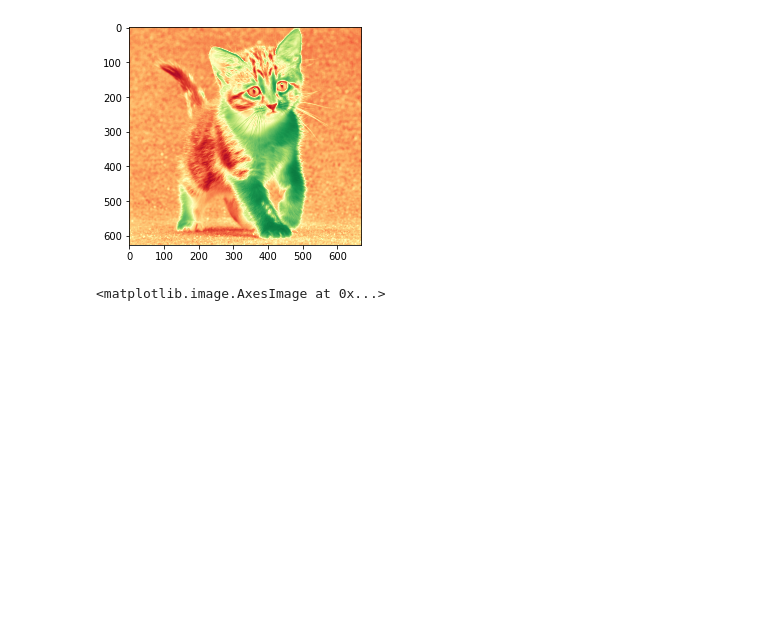
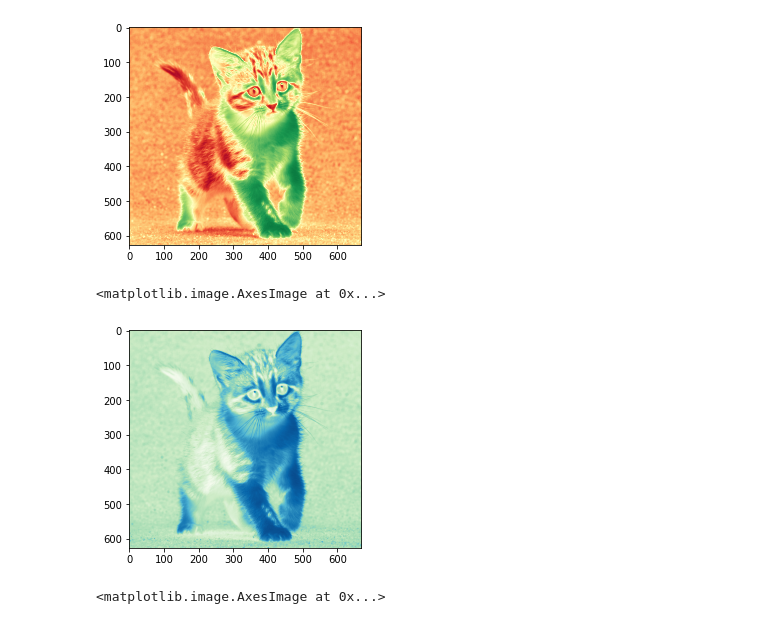
Before and after one commit to RifkieNurdianAdiNugroho/PCVK_Genap_2022, a Jupyter notebook: Week2.ipynb, the cells around one changed output. Saved outputs shown, nothing was run; the diff lists cells and outputs as text; code cells hidden in the pictures; blank space fills up the shorter version.

```diff
--- a/Week2.ipynb
+++ b/Week2.ipynb
@@ -144,6 +144,11 @@ plt.imshow(img_gray, cmap='RdYlGn')
 # %% [output]
 <matplotlib.image.AxesImage at 0x...>
 [figure]
+# %%
+plt.imshow(img_gray, cmap='GnBu')
+# %% [output]
+<matplotlib.image.AxesImage at 0x...>
+[figure, added]
 # %%
 black_img = np.zeros(shape=(512,512,3),dtype=np.int16)
 plt.imshow(black_img)
```
